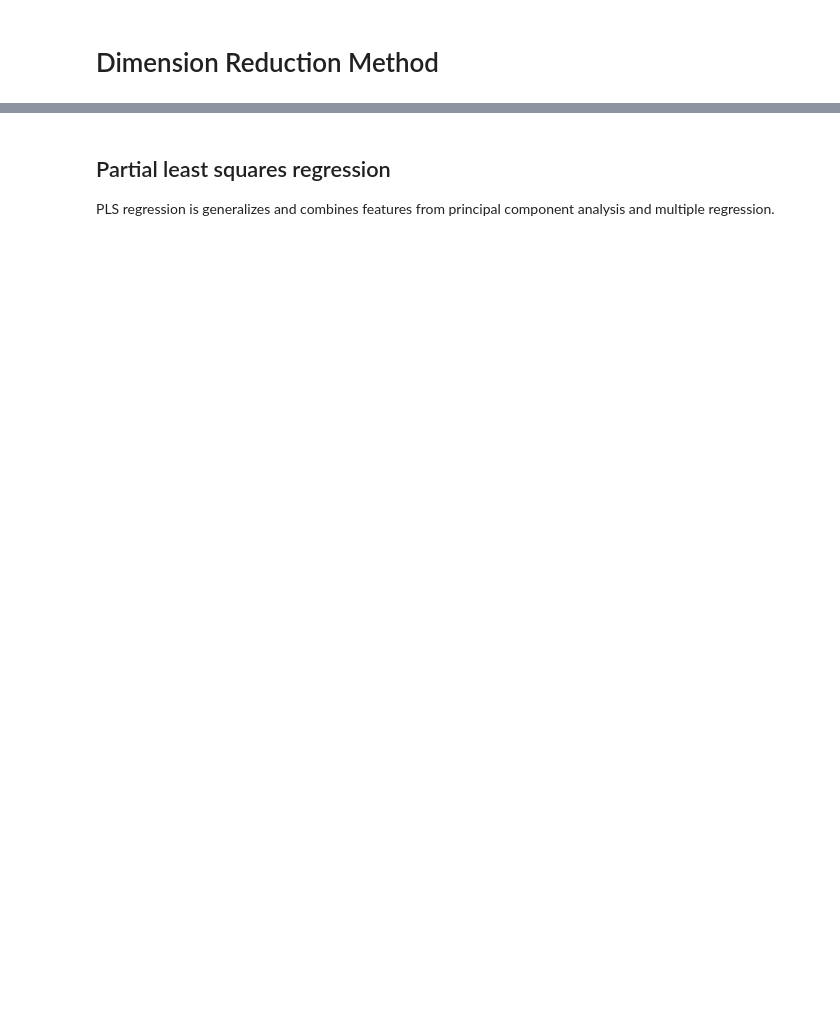
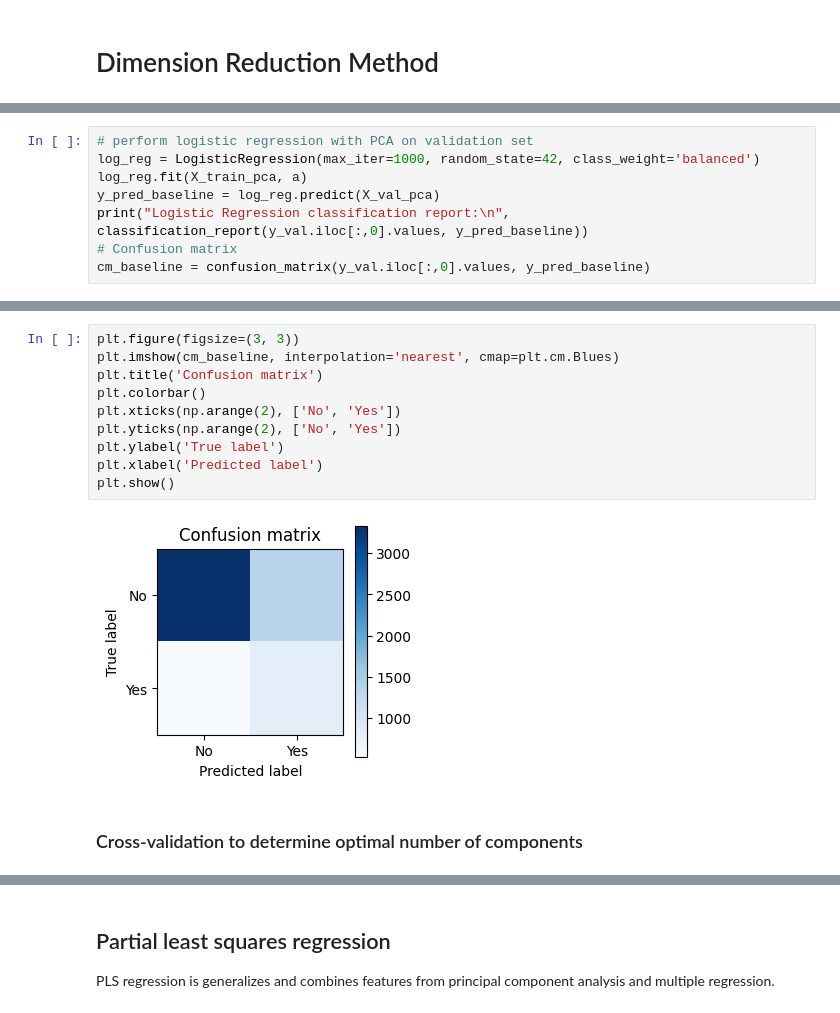
Before and after one commit to oneybb/EC4308_Credit_Default, a Jupyter notebook: PCA.ipynb, the cells around one changed output, grey strips where cells are left out. Saved outputs shown, nothing was run; the diff lists cells and outputs as text; blank space fills up the shorter version.

```diff
--- a/PCA.ipynb
+++ b/PCA.ipynb
@@ -73,0 +81,8 @@ df_pca.to_csv('data/pca.csv', index=False)
+# %%
+# perform logistic regression with PCA on validation set
+log_reg = LogisticRegression(max_iter=1000, random_state=42, class_weight='balanced')
+log_reg.fit(X_train_pca, a)
+y_pred_baseline = log_reg.predict(X_val_pca)
+print("Logistic Regression classification report:\n", classification_report(y_val.iloc[:,0].values, y_pred_baseline))
+# Confusion matrix
+cm_baseline = confusion_matrix(y_val.iloc[:,0].values, y_pred_baseline)
@@ -73,0 +99,14 @@ df_pca.to_csv('data/pca.csv', index=False)
+# %%
+plt.figure(figsize=(3, 3))
+plt.imshow(cm_baseline, interpolation='nearest', cmap=plt.cm.Blues)
+plt.title('Confusion matrix')
+plt.colorbar()
+plt.xticks(np.arange(2), ['No', 'Yes'])
+plt.yticks(np.arange(2), ['No', 'Yes'])
+plt.ylabel('True label')
+plt.xlabel('Predicted label')
+plt.show()
+# %% [output]
+[figure, added]
+# %% [markdown]
+### Cross-validation to determine optimal number of components
```
Also changed, not shown: parts of 27 cells of this notebook.
